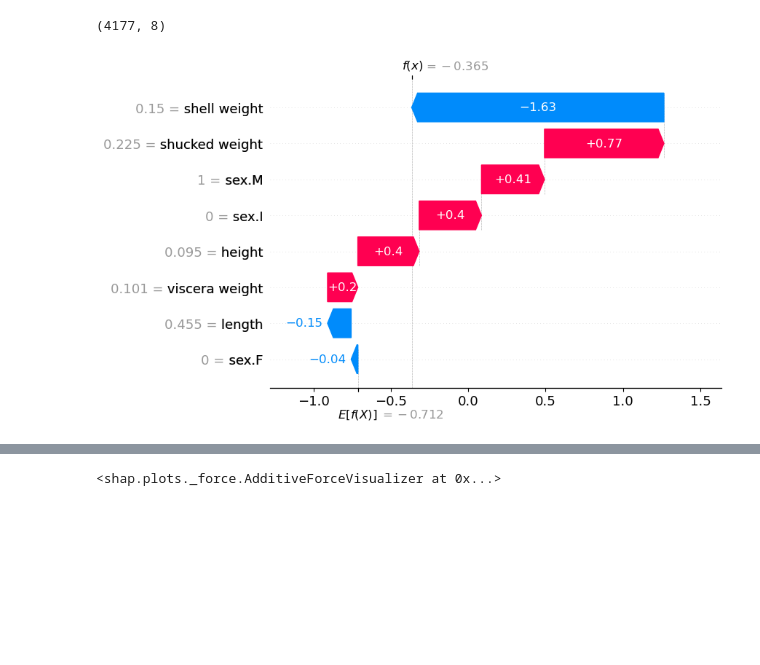
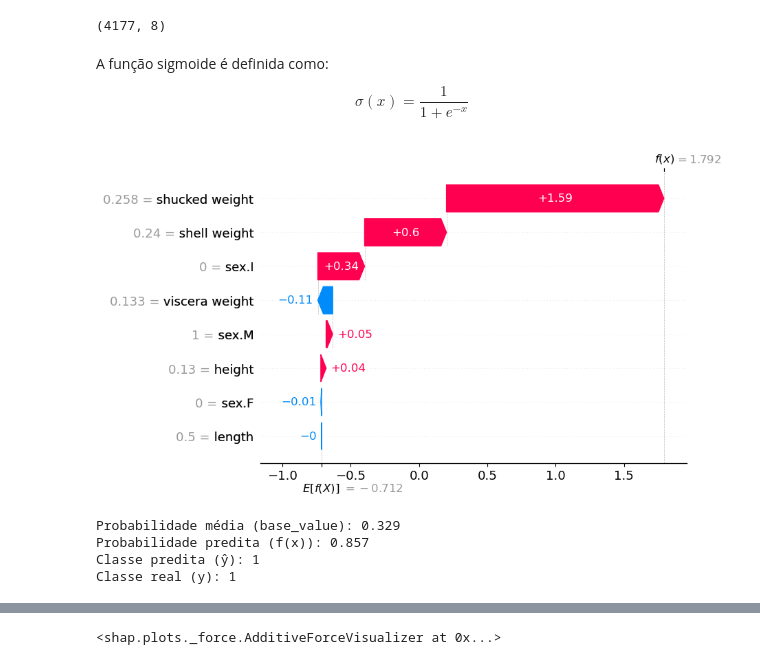
Before and after one commit to lecraizer/ml-classificacao-infnet, a Jupyter notebook: notebooks/15. SHAP - Tutorial completo com dataset Abalone.ipynb, the cells around one changed output, grey strips where cells are left out. Saved outputs shown, nothing was run; the diff lists cells and outputs as text; code cells hidden in the pictures; blank space fills up the shorter version.

Commit message:
Atualizando notebooks de SHAP - v2

```diff
--- a/notebooks/15. SHAP - Tutorial completo com dataset Abalone.ipynb
+++ b/notebooks/15. SHAP - Tutorial completo com dataset Abalone.ipynb
@@ -385,8 +385,37 @@ shap_values_bin = explainer(X)
 print(shap_values_bin.shape)
 # %% [output]
 (4177, 8)
-# %%
-# waterfall plot for first observation
-shap.plots.waterfall(shap_values_bin[0])
-# %% [output]
-[figure, removed]
+# %% [markdown]
+A função sigmoide é definida como:
+
+$$
+\sigma(x) = \frac{1}{1 + e^{-x}}
+$$
+# %%
+# Define o índice da observação
+idx = 15
+
+# Exibe o gráfico waterfall
+shap.plots.waterfall(shap_values_bin[idx])
+
+# 1. Valor base em probabilidade
+base_prob = 1 / (1 + np.exp(-shap_values_bin.base_values[idx]))
+print(f"Probabilidade média (base_value): {base_prob:.3f}")
+
+# 2. Predição do modelo para a instância (logit final → sigmoide)
+logit_pred = shap_values_bin.base_values[idx] + shap_values_bin.values[idx].sum()
+prob_pred = 1 / (1 + np.exp(-logit_pred))
+print(f"Probabilidade predita (f(x)): {prob_pred:.3f}")
+
+# 3. Classe predita
+y_pred = int(prob_pred >= 0.5)
+print(f"Classe predita (ŷ): {y_pred}")
+
+# 4. Classe real
+print(f"Classe real (y): {y_bin[idx]}")
+# %% [output]
+[figure, added]
+Probabilidade média (base_value): 0.329
+Probabilidade predita (f(x)): 0.857
+Classe predita (ŷ): 1
+Classe real (y): 1
```
Also changed, not shown: parts of 1 cell of this notebook, 1 other file.
